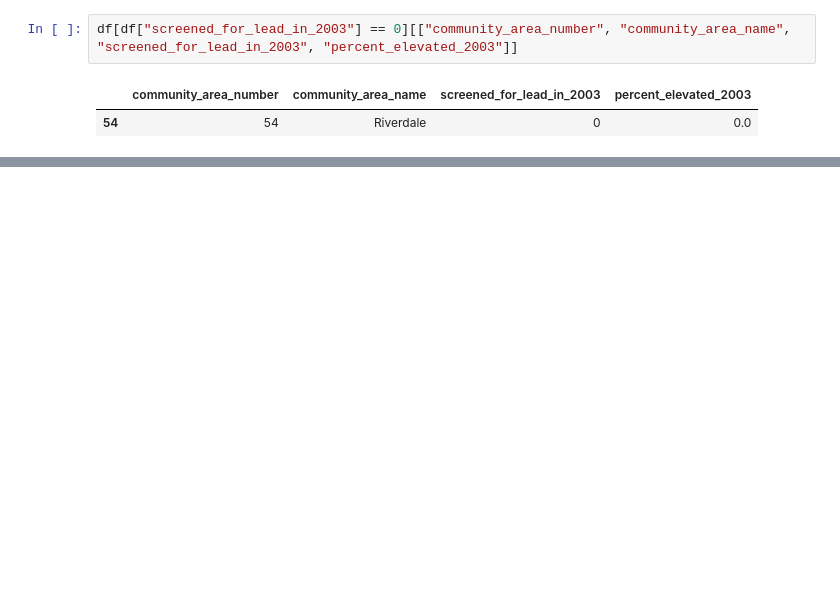
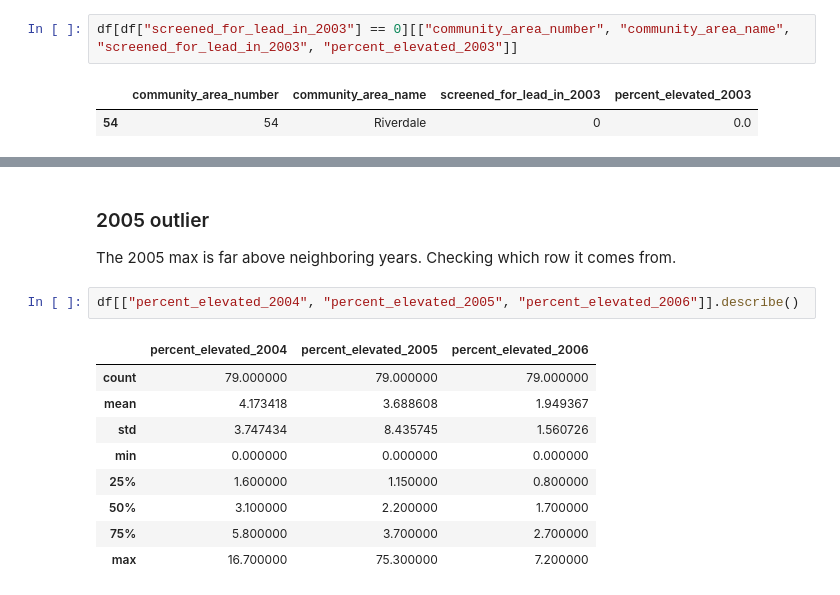
Before and after one commit to brianna-o/lead-crime-chicago, a Jupyter notebook: notebooks/01_explore.ipynb, the cells around one changed output, grey strips where cells are left out. Drawn from its saved outputs; the diff is of its cells as text; blank space fills up the shorter version.

```diff
--- a/notebooks/01_explore.ipynb
+++ b/notebooks/01_explore.ipynb
@@ -46,0 +74,15 @@ df.describe()
+# %% [markdown]
+### 2005 outlier
+The 2005 max is far above neighboring years. Checking which row it comes from.
+# %%
+df[["percent_elevated_2004", "percent_elevated_2005", "percent_elevated_2006"]].describe()
+# %% [output]
+|  | percent_elevated_2004 | percent_elevated_2005 | percent_elevated_2006 |
+| count | 79.000000 | 79.000000 | 79.000000 |
+| mean | 4.173418 | 3.688608 | 1.949367 |
+| std | 3.747434 | 8.435745 | 1.560726 |
+| min | 0.000000 | 0.000000 | 0.000000 |
+| 25% | 1.600000 | 1.150000 | 0.800000 |
+| 50% | 3.100000 | 2.200000 | 1.700000 |
+| 75% | 5.800000 | 3.700000 | 2.700000 |
+| max | 16.700000 | 75.300000 | 7.200000 |
```
Also changed, not shown: parts of 49 cells of this notebook, 1 other file.
